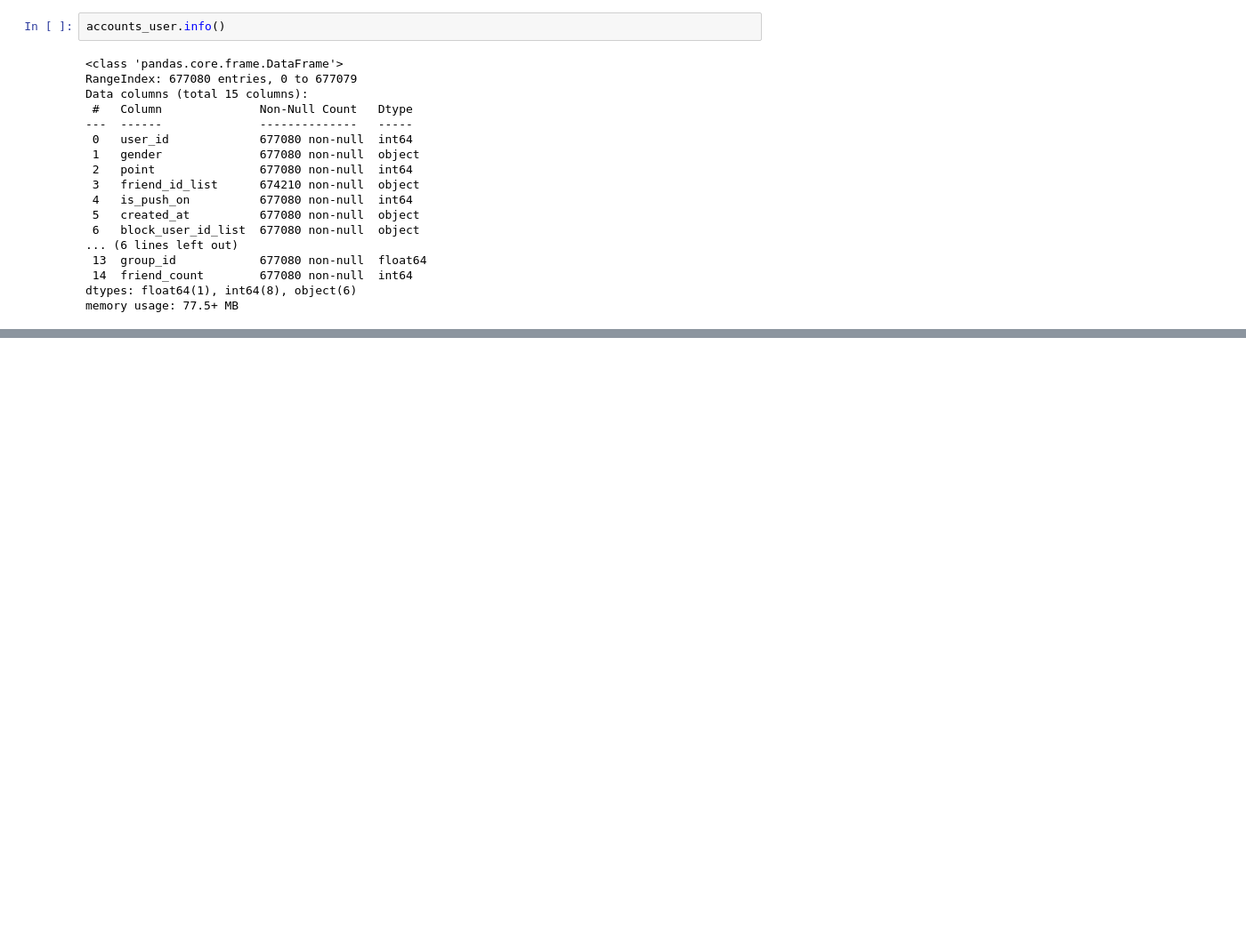
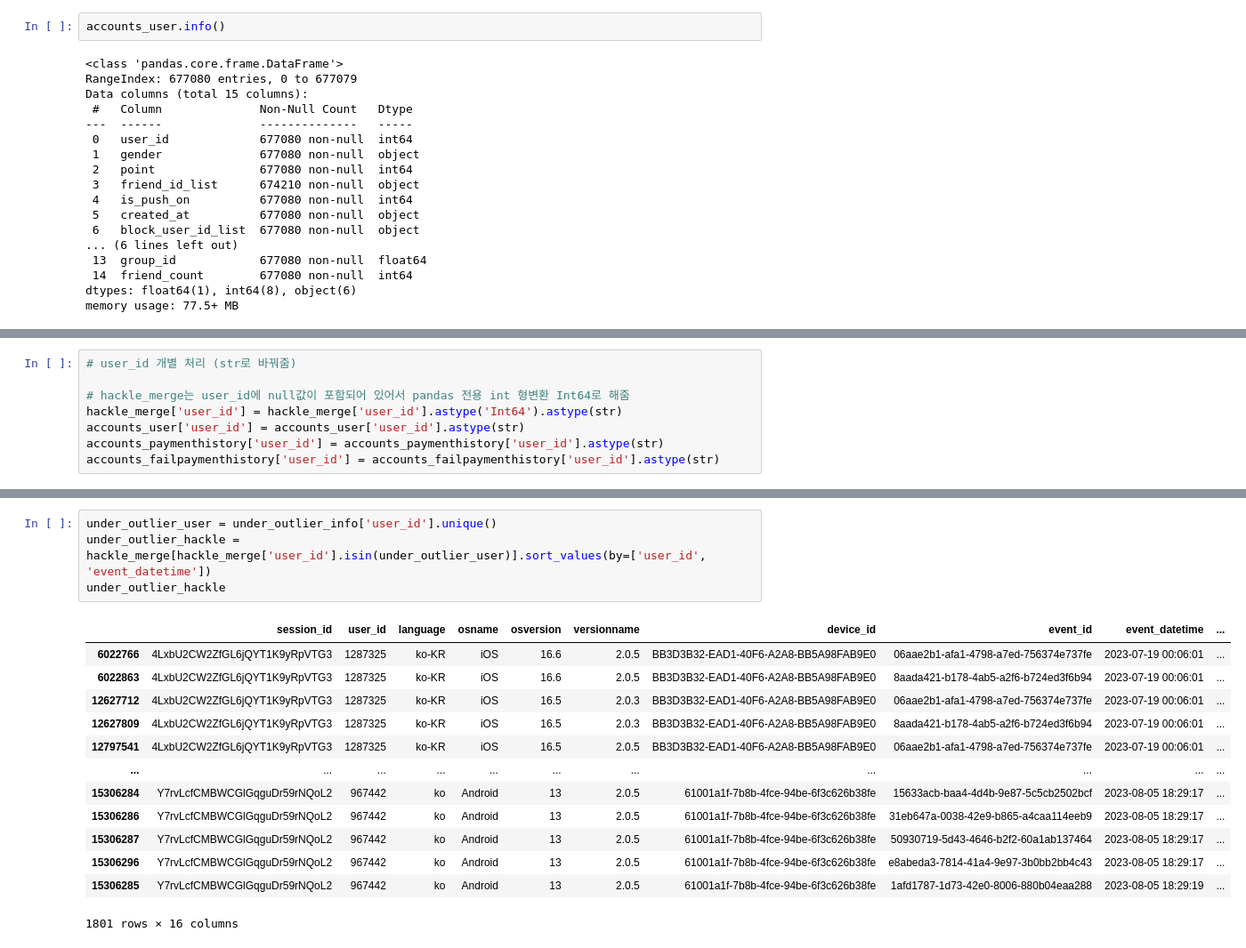
Before and after one commit to EtheriumArchive/Codeit_project, a Jupyter notebook: eda_eunsu_v4.ipynb, the cells around one changed output, grey strips where cells are left out. Shown at 89% size. Saved outputs shown, nothing was run; the diff lists cells and outputs as text; blank space fills up the shorter version.

```diff
--- a/eda_eunsu_v4.ipynb
+++ b/eda_eunsu_v4.ipynb
@@ -234,0 +88,8 @@ final.to_csv('./processed_hackle_properties.csv', index=False)
+# %%
+# user_id 개별 처리 (str로 바꿔줌)
+
+# hackle_merge는 user_id에 null값이 포함되어 있어서 pandas 전용 int 형변환 Int64로 해줌
+hackle_merge['user_id'] = hackle_merge['user_id'].astype('Int64').astype(str)
+accounts_user['user_id'] = accounts_user['user_id'].astype(str)
+accounts_paymenthistory['user_id'] = accounts_paymenthistory['user_id'].astype(str)
+accounts_failpaymenthistory['user_id'] = accounts_failpaymenthistory['user_id'].astype(str)
@@ -234,0 +492,18 @@ final.to_csv('./processed_hackle_properties.csv', index=False)
+# %%
+under_outlier_user = under_outlier_info['user_id'].unique()
+under_outlier_hackle = hackle_merge[hackle_merge['user_id'].isin(under_outlier_user)].sort_values(by=['user_id', 'event_datetime'])
+under_outlier_hackle
+# %% [output]
+|  | session_id | user_id | language | osname | osversion | versionname | device_id | event_id | event_datetime | ... |
+| 6022766 | 4LxbU2CW2ZfGL6jQYT1K9yRpVTG3 | 1287325 | ko-KR | iOS | 16.6 | 2.0.5 | BB3D3B32-EAD1-40F6-A2A8-BB5A98FAB9E0 | 06aae2b1-afa1-4798-a7ed-756374e737fe | 2023-07-19 00:06:01 | ... |
+| 6022863 | 4LxbU2CW2ZfGL6jQYT1K9yRpVTG3 | 1287325 | ko-KR | iOS | 16.6 | 2.0.5 | BB3D3B32-EAD1-40F6-A2A8-BB5A98FAB9E0 | 8aada421-b178-4ab5-a2f6-b724ed3f6b94 | 2023-07-19 00:06:01 | ... |
+| 12627712 | 4LxbU2CW2ZfGL6jQYT1K9yRpVTG3 | 1287325 | ko-KR | iOS | 16.5 | 2.0.3 | BB3D3B32-EAD1-40F6-A2A8-BB5A98FAB9E0 | 06aae2b1-afa1-4798-a7ed-756374e737fe | 2023-07-19 00:06:01 | ... |
+| 12627809 | 4LxbU2CW2ZfGL6jQYT1K9yRpVTG3 | 1287325 | ko-KR | iOS | 16.5 | 2.0.3 | BB3D3B32-EAD1-40F6-A2A8-BB5A98FAB9E0 | 8aada421-b178-4ab5-a2f6-b724ed3f6b94 | 2023-07-19 00:06:01 | ... |
+| 12797541 | 4LxbU2CW2ZfGL6jQYT1K9yRpVTG3 | 1287325 | ko-KR | iOS | 16.5 | 2.0.5 | BB3D3B32-EAD1-40F6-A2A8-BB5A98FAB9E0 | 06aae2b1-afa1-4798-a7ed-756374e737fe | 2023-07-19 00:06:01 | ... |
+| ... | ... | ... | ... | ... | ... | ... | ... | ... | ... | ... |
+| 15306284 | Y7rvLcfCMBWCGlGqguDr59rNQoL2 | 967442 | ko | Android | 13 | 2.0.5 | 61001a1f-7b8b-4fce-94be-6f3c626b38fe | 15633acb-baa4-4d4b-9e87-5c5cb2502bcf | 2023-08-05 18:29:17 | ... |
+| 15306286 | Y7rvLcfCMBWCGlGqguDr59rNQoL2 | 967442 | ko | Android | 13 | 2.0.5 | 61001a1f-7b8b-4fce-94be-6f3c626b38fe | 31eb647a-0038-42e9-b865-a4caa114eeb9 | 2023-08-05 18:29:17 | ... |
+| 15306287 | Y7rvLcfCMBWCGlGqguDr59rNQoL2 | 967442 | ko | Android | 13 | 2.0.5 | 61001a1f-7b8b-4fce-94be-6f3c626b38fe | 50930719-5d43-4646-b2f2-60a1ab137464 | 2023-08-05 18:29:17 | ... |
+| 15306296 | Y7rvLcfCMBWCGlGqguDr59rNQoL2 | 967442 | ko | Android | 13 | 2.0.5 | 61001a1f-7b8b-4fce-94be-6f3c626b38fe | e8abeda3-7814-41a4-9e97-3b0bb2bb4c43 | 2023-08-05 18:29:17 | ... |
+| 15306285 | Y7rvLcfCMBWCGlGqguDr59rNQoL2 | 967442 | ko | Android | 13 | 2.0.5 | 61001a1f-7b8b-4fce-94be-6f3c626b38fe | 1afd1787-1d73-42e0-8006-880b04eaa288 | 2023-08-05 18:29:19 | ... |
+1801 rows × 16 columns
```
Also changed, not shown: parts of 60 cells of this notebook.
